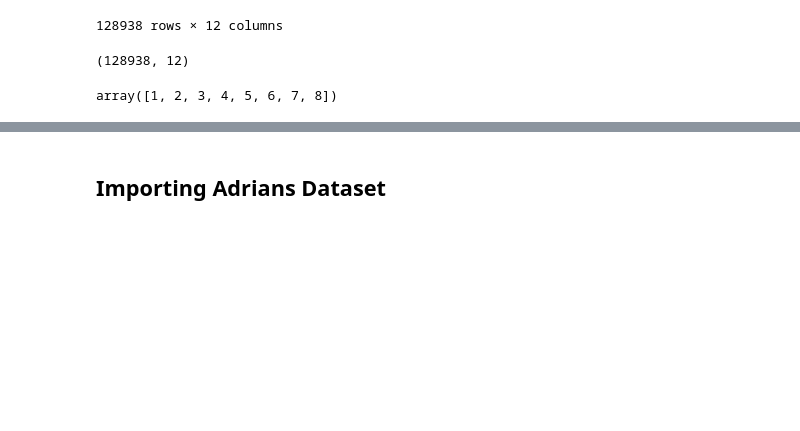
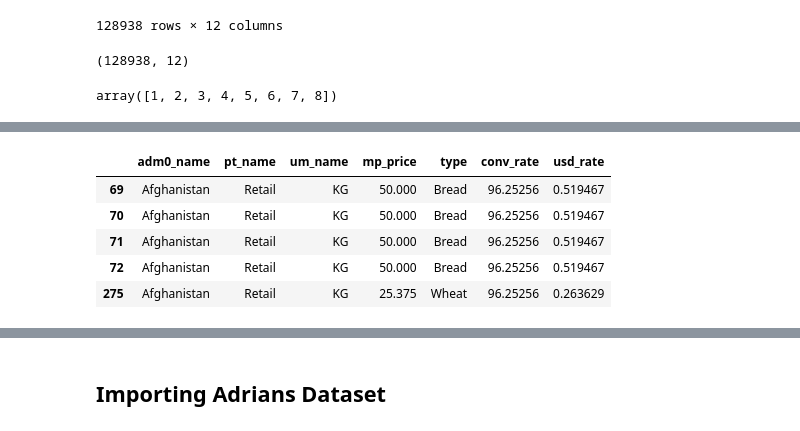
Before and after one commit to AllanRPetersen/Predicting-Food-Prices, a Jupyter notebook: notebooks/Allan_Cleaned Food Prices Grouped.ipynb, the cells around one changed output, grey strips where cells are left out. Saved outputs shown, nothing was run; the diff lists cells and outputs as text; code cells hidden in the pictures; blank space fills up the shorter version.

```diff
--- a/notebooks/Allan_Cleaned Food Prices.ipynb
+++ b/notebooks/Allan_Cleaned Food Prices Grouped.ipynb
@@ -309,0 +325,9 @@ price_2020_df['type'].nunique()
+# %%
+price_2020_df.head()
+# %% [output]
+|  | adm0_name | pt_name | um_name | mp_price | type | conv_rate | usd_rate |
+| 69 | Afghanistan | Retail | KG | 50.000 | Bread | 96.25256 | 0.519467 |
+| 70 | Afghanistan | Retail | KG | 50.000 | Bread | 96.25256 | 0.519467 |
+| 71 | Afghanistan | Retail | KG | 50.000 | Bread | 96.25256 | 0.519467 |
+| 72 | Afghanistan | Retail | KG | 50.000 | Bread | 96.25256 | 0.519467 |
+| 275 | Afghanistan | Retail | KG | 25.375 | Wheat | 96.25256 | 0.263629 |
```
Also changed, not shown: parts of 58 cells of this notebook.
